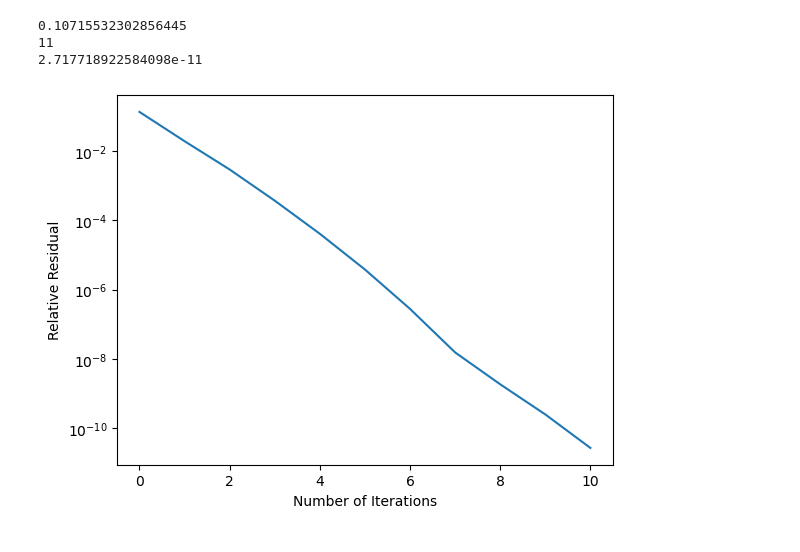
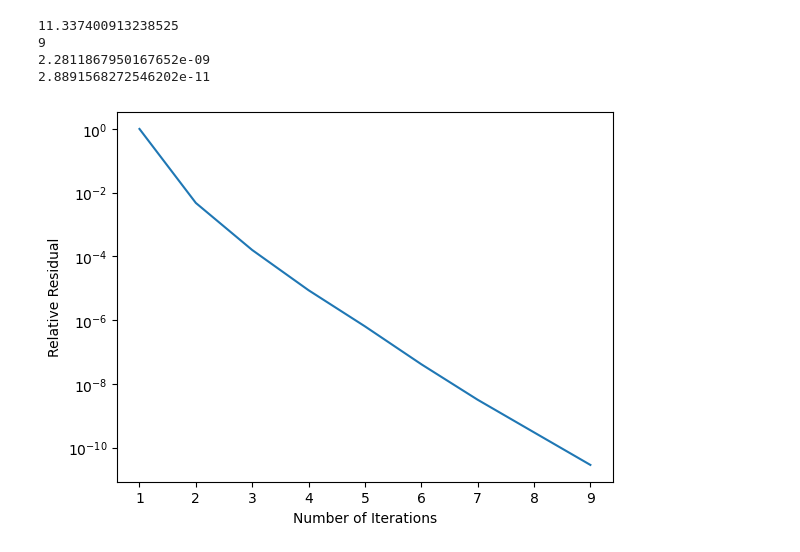
Before and after one commit to samarbahman/FastIterativeSolvers, a Jupyter notebook: multiGrid.ipynb, the cells around one changed output. Drawn from its saved outputs; the diff is of its cells as text; code cells hidden in the pictures.

```diff
--- a/multiGrid.ipynb
+++ b/multiGrid.ipynb
@@ -161,14 +161,15 @@ def multiGrid(u_0, f, gamma, nu1, nu2):
     if len(rRestrict) < 4:
         e = gsLEX(e, rRestrict, 1)
     else:
-        e = multiGrid(e, rRestrict, gamma, nu1, nu2)
+        for g in range(1,gamma+1,1):
+            e = multiGrid(e, rRestrict, g, nu1, nu2)
 
     e_l = prolong(e)
     u_out = gsLEX(u - e_l, f, nu2)
     return u_out
 # %%
 # Main Code
-n = 4
+n = 7
 N = 2**n
 h = 1 / N
 x = np.linspace(0, 1, N + 1)
@@ -178,36 +179,41 @@ u_0 = np.zeros((N + 1, N + 1))
 gamma = 2
 nu1 = 2
 nu2 = 1
 r_0 = np.abs(np.max(f))
 relConv = []
+r = []
 itnum = 1
 
 start = time.time()
 
 while True:
     u_out = multiGrid(u_0, f, gamma, nu1, nu2)
-    r_inf = resInfNorm(residual(u_out, f))
+    r_inf = resInfNorm(residual(u_0, f))
+    r.append(r_inf)
     u_0 = u_out
     if itnum > 0:
         relRes = r_inf / r_0
         relConv.append(relRes)
         if relRes < 1e-10:
             break
     itnum+=1
 
 end = time.time()
 print(end - start)
 
+
 print(itnum)
+print(r[-1])
 print(relConv[-1])
 
-iterations = np.arange(0,itnum,1)
+iterations = np.arange(1,itnum+1,1)
 plot.semilogy(iterations,relConv)
 plot.xlabel('Number of Iterations')
 plot.ylabel('Relative Residual')
 plot.show()
 # %% [output]
-0.10715532302856445
-11
-2.717718922584098e-11
+11.337400913238525
+9
+2.2811867950167652e-09
+2.8891568272546202e-11
-[figure, old version]
+[figure, new version]
```
